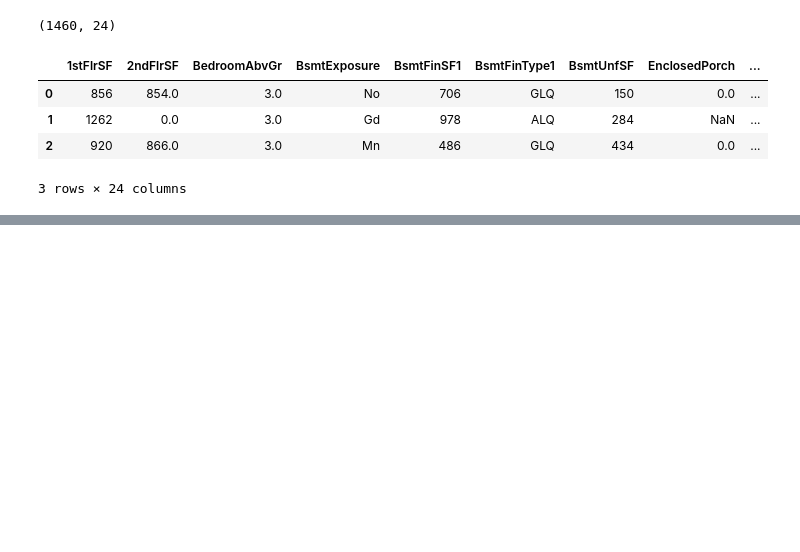
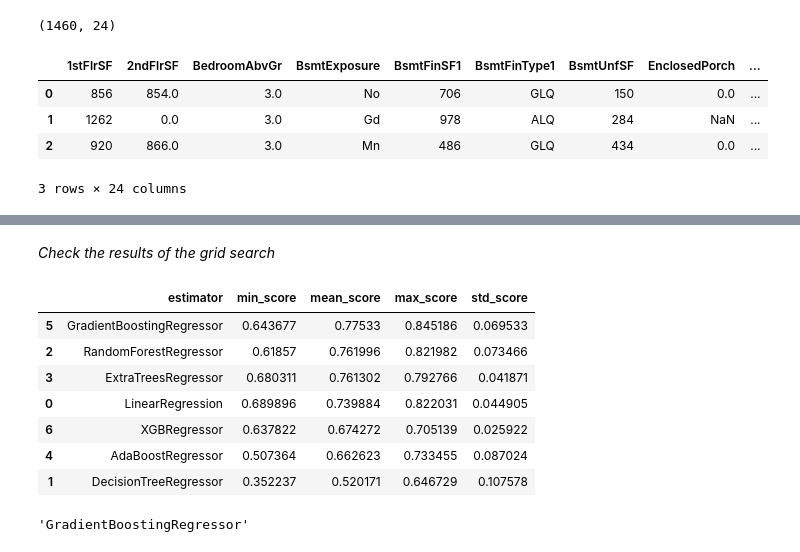
Before and after one commit to blackcatten/Heritage-Housing-project--Predictive-Analytics, a Jupyter notebook: jupyter_notebooks/05_ModelingandEvaluation-Predict.ipynb, the cells around one changed output, grey strips where cells are left out. Drawn from its saved outputs; the diff is of its cells as text; code cells hidden in the pictures; blank space fills up the shorter version.

Commit message:
Add MP Pipeline Regressor to Modeling and Evaluation

```diff
--- a/jupyter_notebooks/05_ModelingandEvaluation-Predict.ipynb
+++ b/jupyter_notebooks/05_ModelingandEvaluation-Predict.ipynb
@@ -63,0 +191,10 @@ df.head(3)
+# %%
+from sklearn.model_selection import train_test_split
+X_train, X_test, y_train, y_test = train_test_split(
+    df.drop(['SalePrice'], axis=1),
+    df['SalePrice'],
+    test_size=0.2,
+    random_state=0,
+)
+
+print(X_train.shape, y_train.shape, X_test.shape, y_test.shape)
@@ -63,0 +206,23 @@ df.head(3)
+# %%
+models_search = {
+    'LinearRegression': LinearRegression(),
+    "DecisionTreeRegressor": DecisionTreeRegressor(random_state=0),
+    "RandomForestRegressor": RandomForestRegressor(random_state=0),
+    "ExtraTreesRegressor": ExtraTreesRegressor(random_state=0),
+    "AdaBoostRegressor": AdaBoostRegressor(random_state=0),
+    "GradientBoostingRegressor": GradientBoostingRegressor(random_state=0),
+    "XGBRegressor": XGBRegressor(random_state=0),
+}
+
+params_search = {
+    'LinearRegression': {},
+    "DecisionTreeRegressor": {},
+    "RandomForestRegressor": {},
+    "ExtraTreesRegressor": {},
+    "AdaBoostRegressor": {},
+    "GradientBoostingRegressor": {},
+    "XGBRegressor": {},
+}
+# %%
+search = HyperparameterOptimizationSearch(models=models_search, params=params_search)
+search.fit(X_train, y_train, scoring='r2', n_jobs=-1, cv=5)
@@ -63,0 +251,19 @@ df.head(3)
+# %% [markdown]
+*Check the results of the grid search*
+# %%
+grid_search_summary, grid_search_pipelines = search.score_summary(sort_by='mean_score')
+grid_search_summary
+# %% [output]
+|  | estimator | min_score | mean_score | max_score | std_score |
+| 5 | GradientBoostingRegressor | 0.643677 | 0.77533 | 0.845186 | 0.069533 |
+| 2 | RandomForestRegressor | 0.61857 | 0.761996 | 0.821982 | 0.073466 |
+| 3 | ExtraTreesRegressor | 0.680311 | 0.761302 | 0.792766 | 0.041871 |
+| 0 | LinearRegression | 0.689896 | 0.739884 | 0.822031 | 0.044905 |
+| 6 | XGBRegressor | 0.637822 | 0.674272 | 0.705139 | 0.025922 |
+| 4 | AdaBoostRegressor | 0.507364 | 0.662623 | 0.733455 | 0.087024 |
+| 1 | DecisionTreeRegressor | 0.352237 | 0.520171 | 0.646729 | 0.107578 |
+# %%
+best_model = grid_search_summary.iloc[0, 0]
+best_model
+# %% [output]
+'GradientBoostingRegressor'
```
Also changed, not shown: parts of 8 cells of this notebook.
